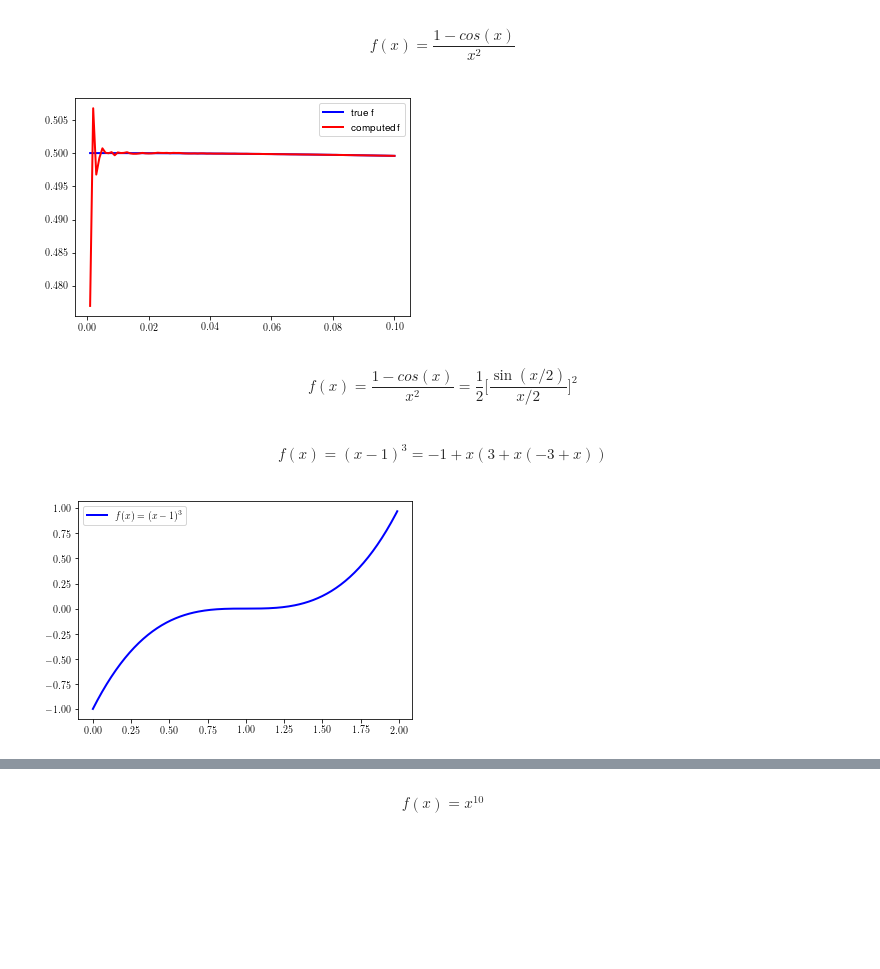
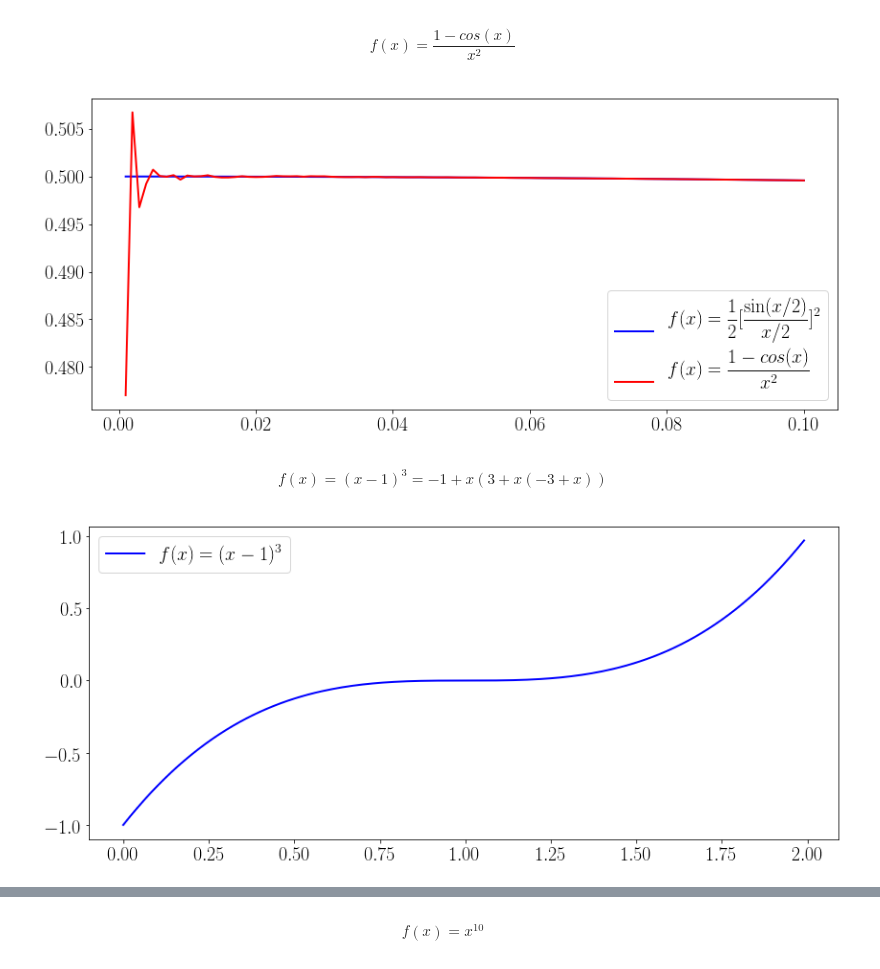
Before and after one commit to baojianzhou/csi-401, a Jupyter notebook: chapter02/example-02.ipynb, the cells around one changed output, grey strips where cells are left out. Drawn from its saved outputs; the diff is of its cells as text; code cells hidden in the pictures; blank space fills up the shorter version.

```diff
--- a/chapter02/example-02.ipynb
+++ b/chapter02/example-02.ipynb
@@ -8,10 +8,11 @@ font = {'family' : 'normal',
         'size'   : 20}
 matplotlib.rc('font', **font)
 from pylab import rcParams
-rcParams['figure.figsize'] = 10, 6
+rcParams['figure.figsize'] = 14, 6
 from matplotlib import rc
 rc('font',**{'family':'sans-serif','sans-serif':['Helvetica']})
 rc('text', usetex=True)
+from IPython.display import Latex
 # %%
 # In this section, we introduce two errors, namely, absolute error and relative error.
 # absolute error is defined as: absolute error = true value - approximate value = x_T - x_A
@@ -184,13 +208,18 @@ f(x) = x \Big[ \sqrt{x+1} - \sqrt{x} \Big]
 f(x) = x \Big[ \sqrt{x+1} - \sqrt{x} \Big]
 \end{equation}
 # %%
-x = np.arange(0,10000,1000,dtype=np.float32)
+# Question1: try x = np.arange(0,100000,5000,dtype=np.float32)
+# Question2: try x = np.arange(0,1000000,10000,dtype=np.float32)
+# Question3: try x = np.arange(0,10000000,10000,dtype=np.float32)
+x = np.arange(0,1000000,10000,dtype=np.float32)
 def true_f(x):
     return x / (np.sqrt(x+1.,dtype=np.float32) + np.sqrt(x,dtype=np.float32))
 def computed_f(x):
     return x * (np.sqrt(x+1.,dtype=np.float32) - np.sqrt(x,dtype=np.float32))
-plt.plot(x,true_f(x),'-',linewidth=2.,color='blue',label='true f')
-plt.plot(x,computed_f(x),'-',linewidth=2.,color='red',label='computed f')
+plt.plot(x,true_f(x),'-',linewidth=2.,color='blue',label=
+         r"$\displaystyle f(x)= \frac{x}{\sqrt{x+1} + \sqrt{x}} $")
+plt.plot(x,computed_f(x),'-',linewidth=2.,color='red',label=
+         r"$\displaystyle f(x) = x \Big[ \sqrt{x+1} - \sqrt{x} \Big]$")
 plt.legend()
 plt.show()
 # %% [output]
@@ -219,23 +244,20 @@ f(x) = \frac{1-cos(x)}{x^2}
 f(x) = \frac{1-cos(x)}{x^2}
 \end{equation}
 # %%
+# a better equation is:
+# Latex(r"""\begin{equation}
+# f(x) = \frac{1-cos(x)}{x^2} = \frac{1}{2} \Big[\frac{\sin(x/2)}{x/2} \Big]^2
+# \end{equation}""")
 x = np.arange(0.1,0.0,-1e-3,dtype=np.float32)
 def true_f(x):
     return 1./2. * ((np.sin(x/2.)) / (x/2.)) ** 2.
 def computed_f(x):
     return (1. - np.cos(x)) / (x ** 2.)
-plt.plot(x,true_f(x),'-',linewidth=2.,color='blue',label='true f')
-plt.plot(x,computed_f(x),'-',linewidth=2.,color='red',label='computed f')
+plt.plot(x,true_f(x),'-',linewidth=2.,color='blue',label=
+         r"$\displaystyle f(x) = \frac{1}{2} \Big[\frac{\sin(x/2)}{x/2} \Big]^2$")
+plt.plot(x,computed_f(x),'-',linewidth=2.,color='red', label=
+         r"$\displaystyle f(x) = \frac{1-cos(x)}{x^2}$")
 plt.legend()
 plt.show()
 # %% [output]
-[figure, old version]
+[figure, new version]
-# %%
-# a better equation is:
-Latex(r"""\begin{equation}
-f(x) = \frac{1-cos(x)}{x^2} = \frac{1}{2} \Big[\frac{\sin(x/2)}{x/2} \Big]^2
-\end{equation}""")
-# %% [output]
-\begin{equation}
-f(x) = \frac{1-cos(x)}{x^2} = \frac{1}{2} \Big[\frac{\sin(x/2)}{x/2} \Big]^2
-\end{equation}
@@ -259,5 +279,5 @@ plt.plot(x,fun(x),'-',linewidth=2.,color='blue',label=r"$\displaystyle f(x) = (x
 plt.legend()
 plt.show()
 # %% [output]
-[figure, old version]
+[figure, new version]
 # %%
```
Also changed, not shown: parts of 18 cells of this notebook.
